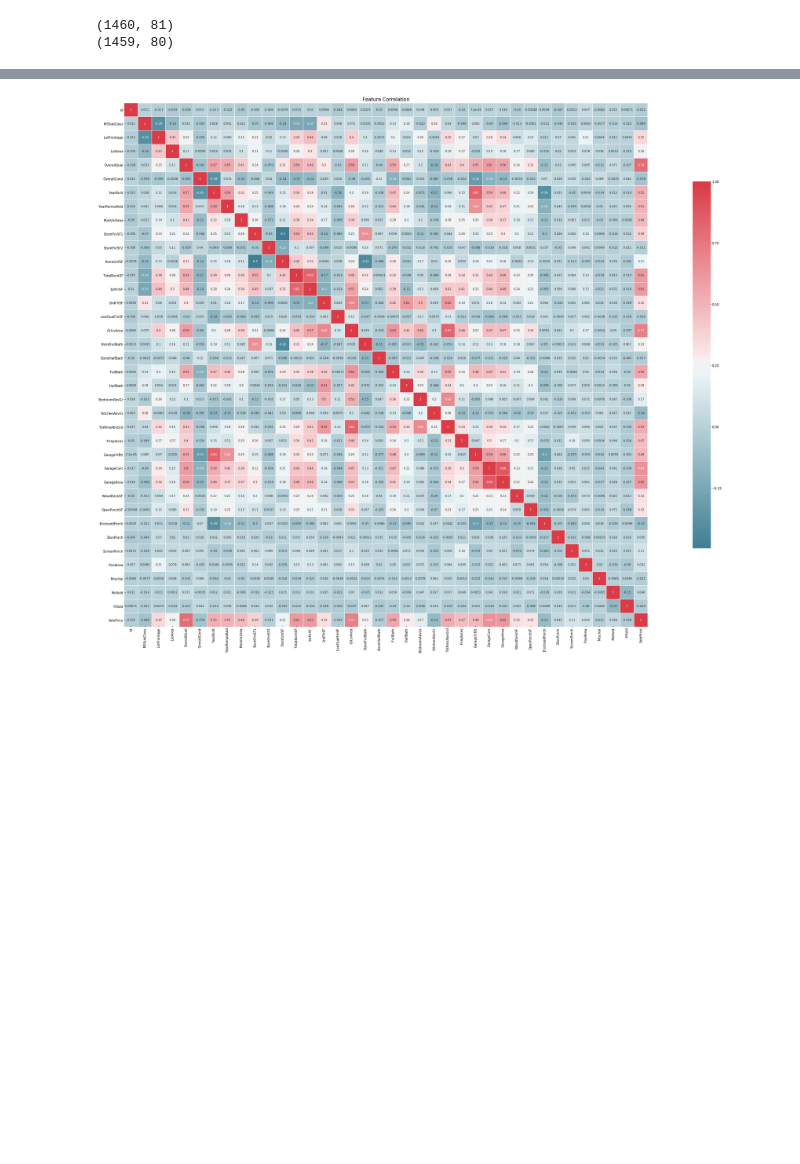
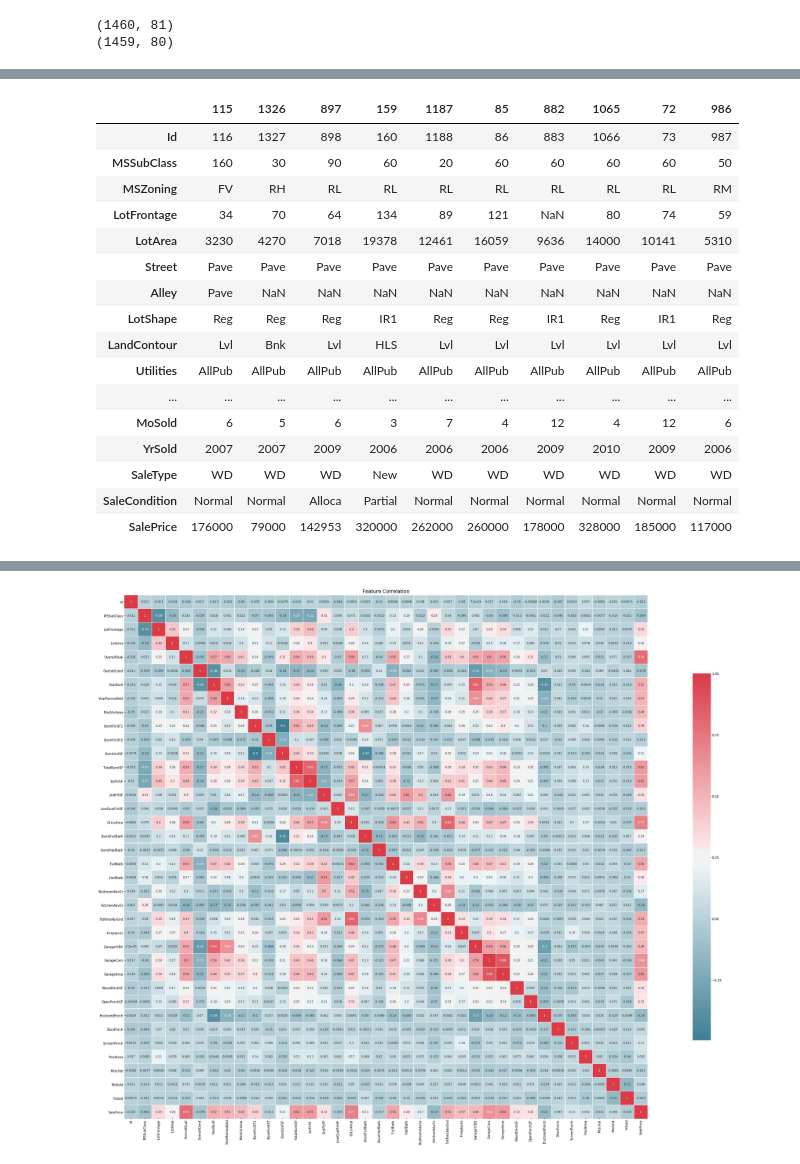
Before and after one commit to Lalit-Yadav-E1483/ML-Practice, a Jupyter notebook: Boston_housing/solution.ipynb, the cells around one changed output, grey strips where cells are left out. Saved outputs shown, nothing was run; the diff lists cells and outputs as text; code cells hidden in the pictures; blank space fills up the shorter version.

```diff
--- a/Boston_housing/solution.ipynb
+++ b/Boston_housing/solution.ipynb
@@ -129,0 +99,20 @@ axes.scatter(x = df_train.MSSubClass, y = df_train.SalePrice)
+# %%
+display_all(df_train.sample(10).transpose())
+# %% [output]
+|  | 115 | 1326 | 897 | 159 | 1187 | 85 | 882 | 1065 | 72 | 986 |
+| Id | 116 | 1327 | 898 | 160 | 1188 | 86 | 883 | 1066 | 73 | 987 |
+| MSSubClass | 160 | 30 | 90 | 60 | 20 | 60 | 60 | 60 | 60 | 50 |
+| MSZoning | FV | RH | RL | RL | RL | RL | RL | RL | RL | RM |
+| LotFrontage | 34 | 70 | 64 | 134 | 89 | 121 | NaN | 80 | 74 | 59 |
+| LotArea | 3230 | 4270 | 7018 | 19378 | 12461 | 16059 | 9636 | 14000 | 10141 | 5310 |
+| Street | Pave | Pave | Pave | Pave | Pave | Pave | Pave | Pave | Pave | Pave |
+| Alley | Pave | NaN | NaN | NaN | NaN | NaN | NaN | NaN | NaN | NaN |
+| LotShape | Reg | Reg | Reg | IR1 | Reg | Reg | IR1 | Reg | IR1 | Reg |
+| LandContour | Lvl | Bnk | Lvl | HLS | Lvl | Lvl | Lvl | Lvl | Lvl | Lvl |
+| Utilities | AllPub | AllPub | AllPub | AllPub | AllPub | AllPub | AllPub | AllPub | AllPub | AllPub |
+| ... | ... | ... | ... | ... | ... | ... | ... | ... | ... | ... |
+| MoSold | 6 | 5 | 6 | 3 | 7 | 4 | 12 | 4 | 12 | 6 |
+| YrSold | 2007 | 2007 | 2009 | 2006 | 2006 | 2006 | 2009 | 2010 | 2009 | 2006 |
+| SaleType | WD | WD | WD | New | WD | WD | WD | WD | WD | WD |
+| SaleCondition | Normal | Normal | Alloca | Partial | Normal | Normal | Normal | Normal | Normal | Normal |
+| SalePrice | 176000 | 79000 | 142953 | 320000 | 262000 | 260000 | 178000 | 328000 | 185000 | 117000 |
```
Also changed, not shown: parts of 28 cells of this notebook, 7 other files.
